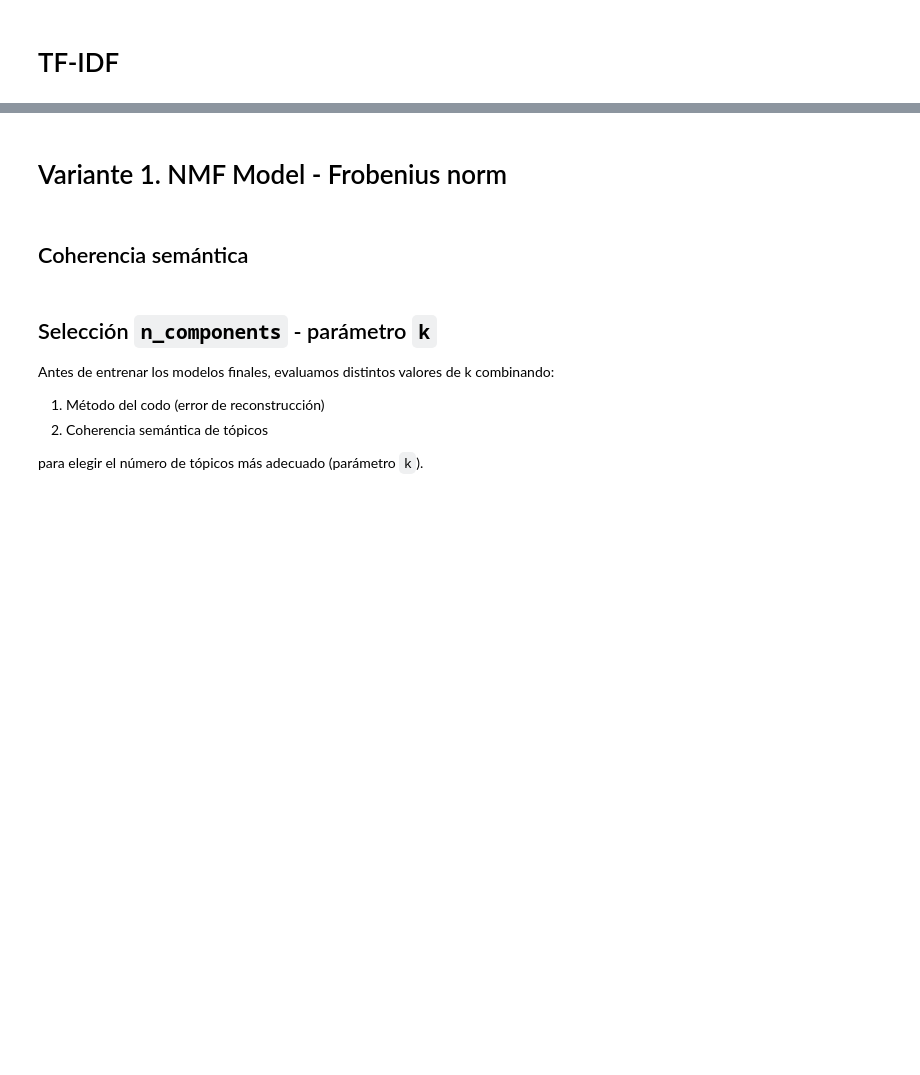
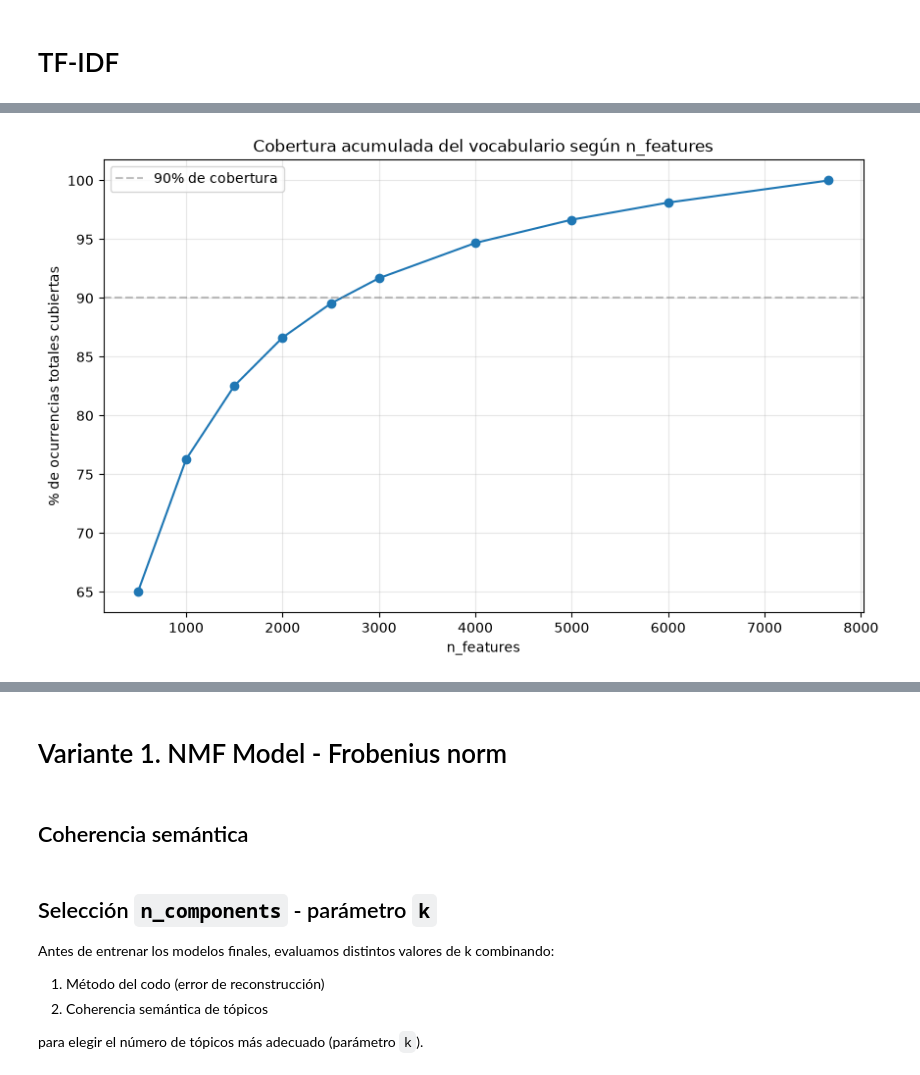
Before and after one commit to julianecheverry/capstonenlpencuestas_mine9, a Jupyter notebook: notebooks/modelo nmf-prueba.ipynb, the cells around one changed output, grey strips where cells are left out. Cells and saved outputs as stored; diff of their text form; code cells hidden in the pictures; blank space fills up the shorter version.

```diff
--- a/notebooks/modelo nmf-prueba.ipynb
+++ b/notebooks/modelo nmf-prueba.ipynb
@@ -158,0 +179,27 @@ else:
+# %%
+# Frecuencia total de cada palabra en el corpus (suma de ocurrencias, no solo presencia binaria)
+# Usamos el CountVectorizer con los mismos filtros, para obtener conteos reales (no pesos TF-IDF)
+from sklearn.feature_extraction.text import CountVectorizer
+
+count_vectorizer = CountVectorizer(max_df=0.95, min_df=2)
+counts = count_vectorizer.fit_transform(data["obs20_no_stopwords_no_adverbs"])
+
+# Frecuencia total de cada palabra (suma por columna)
+word_frequencies = np.asarray(counts.sum(axis=0)).flatten()
+
+# Ordenar de mayor a menor frecuencia
+sorted_freqs = np.sort(word_frequencies)[::-1]
+total_occurrences = sorted_freqs.sum()
+
+# Cobertura acumulada: para distintos valores de n_features, ¿qué % de las ocurrencias totales cubro?
+n_features_candidates = [500, 1000, 1500, 2000, 2500, 3000, 4000, 5000, 6000, 7664]
+
+print(f"Total de ocurrencias en el corpus: {total_occurrences}")
+print(f"Vocabulario total (tras filtros): {len(sorted_freqs)} palabras\n")
+
+coverage_by_n = {}
+for n in n_features_candidates:
+    n = min(n, len(sorted_freqs))  # por si algún candidato excede el vocabulario real
+    coverage = sorted_freqs[:n].sum() / total_occurrences
+    coverage_by_n[n] = coverage
+    print(f"n_features={n:5d} | cobertura de ocurrencias: {coverage:.1%} | palabras descartadas: {len(sorted_freqs) - n}")
@@ -158,0 +220,13 @@ else:
+# %%
+plt.figure(figsize=(10, 6))
+plt.plot(list(coverage_by_n.keys()), [v * 100 for v in coverage_by_n.values()], marker="o")
+plt.axhline(y=90, color="gray", linestyle="--", alpha=0.5, label="90% de cobertura")
+plt.xlabel("n_features")
+plt.ylabel("% de ocurrencias totales cubiertas")
+plt.title("Cobertura acumulada del vocabulario según n_features")
+plt.legend()
+plt.grid(True, alpha=0.3)
+plt.savefig(FIGURE_PATH / "vocab_coverage_diagnostic.png", dpi=300, bbox_inches="tight")
+plt.show()
+# %% [output]
+[figure, added]
```
Also changed, not shown: parts of 40 cells of this notebook, 9 other files.
